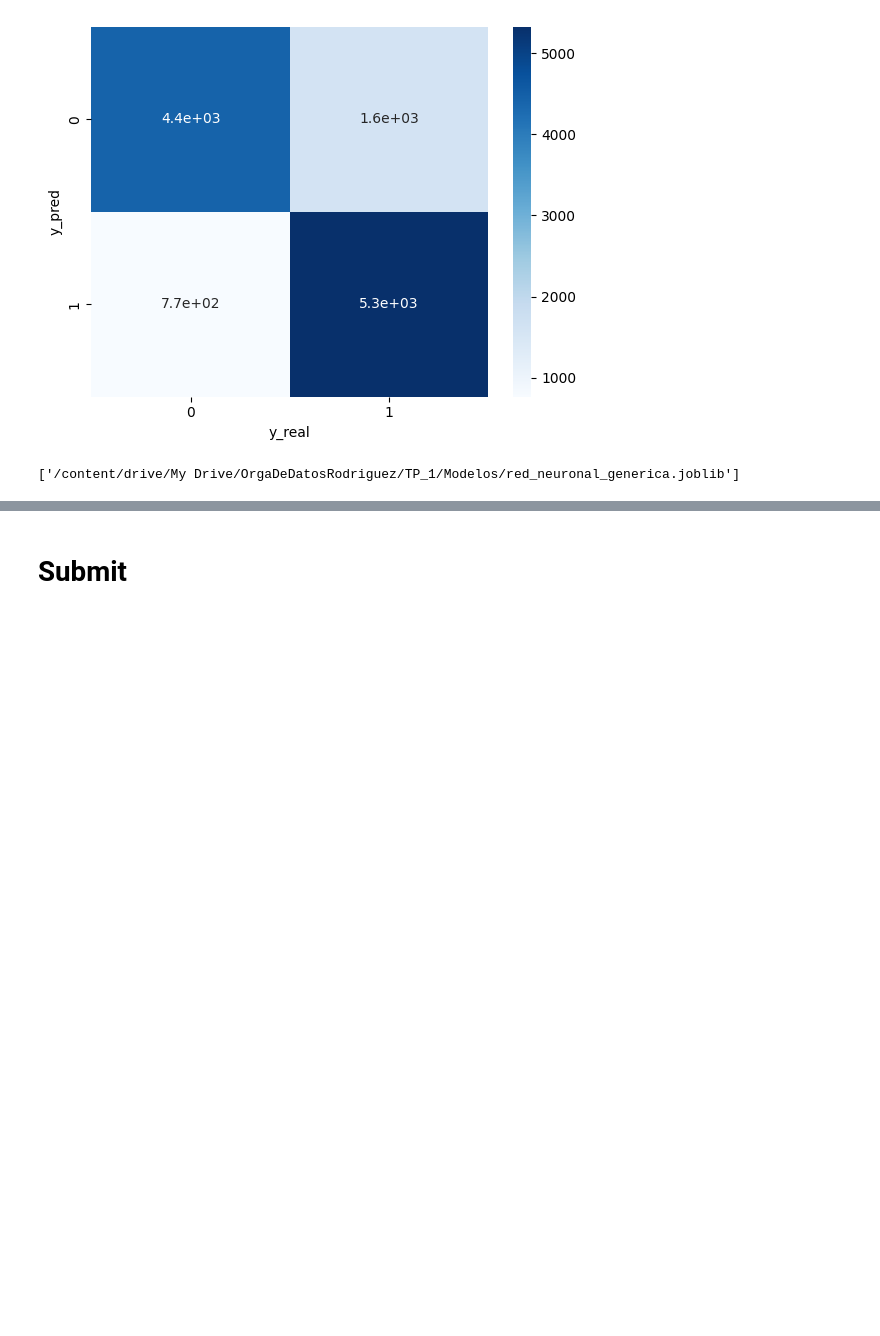
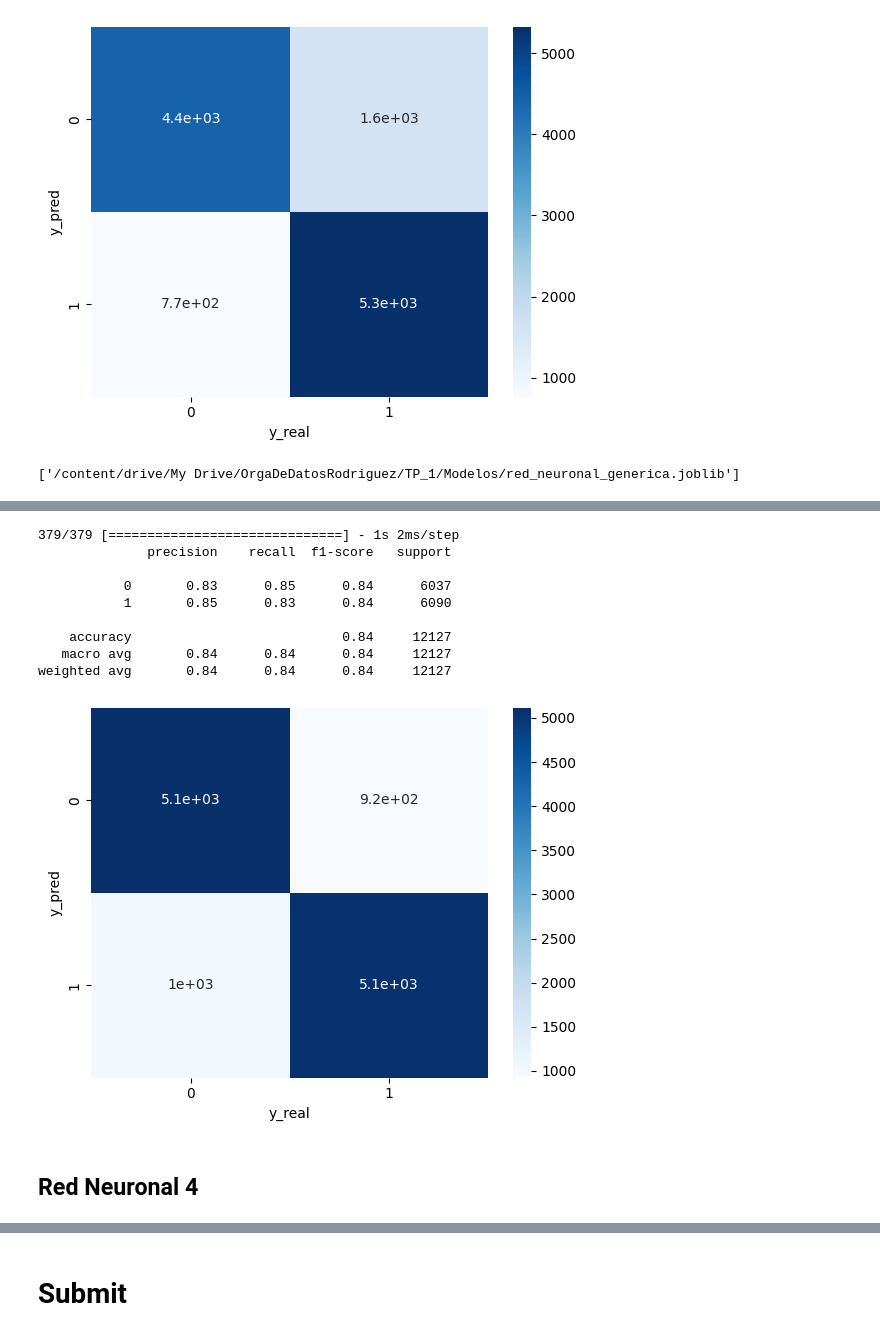
Before and after one commit to Saibot19/7506R-1C2023-GRUPO21, a Jupyter notebook: 7506R_TP1_GRUPO21_CHP4_ENTREGA.ipynb, the cells around one changed output, grey strips where cells are left out. Drawn from its saved outputs; the diff is of its cells as text; code cells hidden in the pictures; blank space fills up the shorter version.

```diff
--- a/7506R_TP1_GRUPO21_CHP4_ENTREGA.ipynb
+++ b/7506R_TP1_GRUPO21_CHP4_ENTREGA.ipynb
@@ -356,0 +364,40 @@ plt.show()
+# %%
+modelo3= keras.Sequential([
+keras.layers.Dense(63,input_shape=(d_in,), activation='relu'),
+keras.layers.Dense(32, activation='relu'),
+keras.layers.Dense(16, activation='relu'),
+keras.layers.Dense(8, activation='relu'),
+keras.layers.Dense(1, activation='sigmoid')])
+
+modelo3.compile(
+  optimizer="adam",
+  loss='binary_crossentropy',
+  # metricas para ir calculando en cada iteracion o batch
+  metrics=['accuracy'],
+)
+
+historia_modelo=modelo3.fit(x_train_transform,y_train,epochs=100,batch_size=50,callbacks = tf.keras.callbacks.EarlyStopping("accuracy", patience=5),verbose=False)
+# %%
+y_predic_ej1 = modelo3.predict(x_test_transform)
+y_predic_cat_ej1 = np.where(y_predic_ej1>0.5,1,0)
+
+ds_validacion=pd.DataFrame(y_predic_cat_ej1,y_test).reset_index()
+ds_validacion.columns=['y_pred','y_real']
+
+tabla=pd.crosstab(ds_validacion.y_pred, ds_validacion.y_real)
+grf=sns.heatmap(tabla,annot=True, cmap = 'Blues')
+metricas(y_predic_cat_ej1,y_test)
+plt.show()
+# %% [output]
+379/379 [==============================] - 1s 2ms/step
+              precision    recall  f1-score   support
+
+           0       0.83      0.85      0.84      6037
+           1       0.85      0.83      0.84      6090
+
+    accuracy                           0.84     12127
+   macro avg       0.84      0.84      0.84     12127
+weighted avg       0.84      0.84      0.84     12127
+[figure, added]
+# %% [markdown]
+## Red Neuronal 4
```
Also changed, not shown: parts of 44 cells of this notebook.
